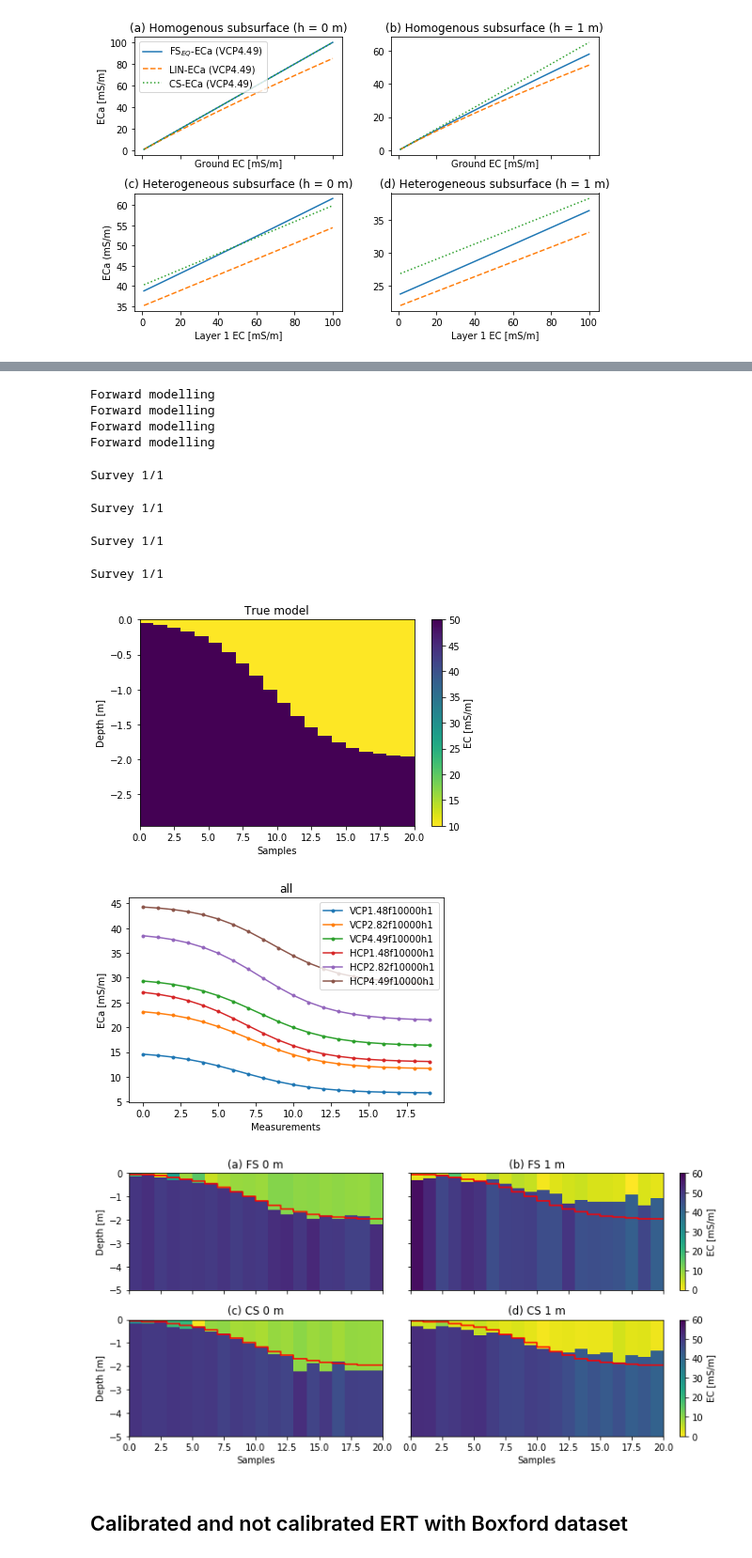
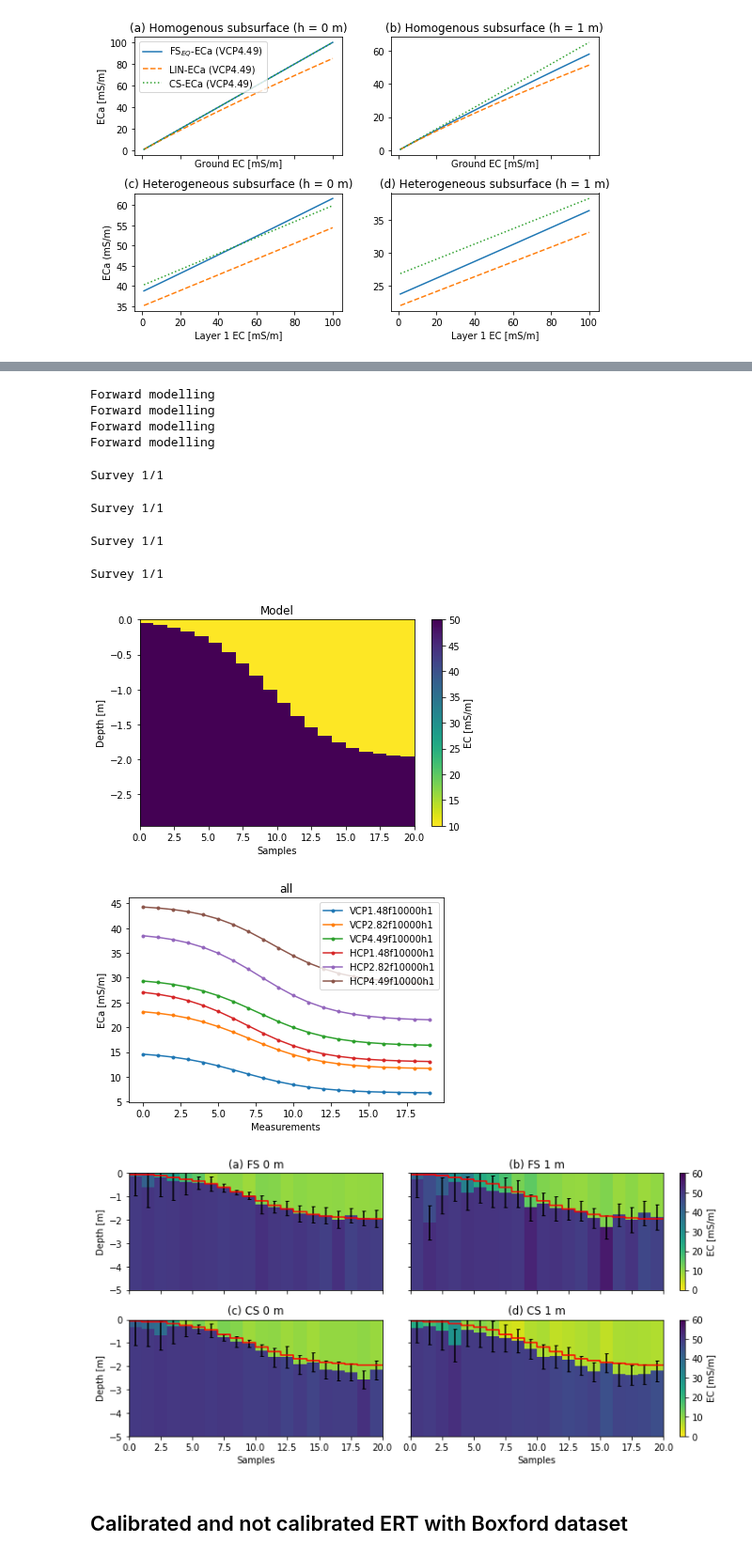
Before and after one commit to hkexgroup/emagpy, a Jupyter notebook: src/em-paper.ipynb, the cells around one changed output, grey strips where cells are left out. Shown at 94% size. Cells and saved outputs as stored; diff of their text form; code cells hidden in the pictures.

```diff
--- a/src/em-paper.ipynb
+++ b/src/em-paper.ipynb
@@ -243,7 +267,7 @@ ks = []
 for i, coils in enumerate([coils0, coils1, coils0, coils1]):
     k = Problem()
     k.setModels([depths], [conds])
-    _ = k.forward(forwardModel='FSeq', coils=coils, noise=0.02)
+    _ = k.forward(forwardModel='FSeq', coils=coils, noise=0.0)
     ks.append(k)
 k.showResults() # display original model
 k.show() # display ECa computed from forward modelling
@@ -252,8 +276,8 @@ for k, fm in zip(ks, ['FSeq','FSeq','CS','CS']):
     k.setInit(depths0=[0.5], fixedDepths=[False],
               conds0=[20, 20], fixedConds=[False, False]) # set initial values
     # invert using ROPE solver (RObust Parameter Estimation)
-    k.invert(forwardModel=fm, method='ROPE', regularization='l1',
-             bnds=[(0.01, 3), (0, 80), (0, 80)], rep=1000, njobs=-1)
+    k.invert(forwardModel=fm, method='ROPE', regularization='l1', alpha=0,
+             bnds=[(0.01, 3), (0, 80), (0, 80)], rep=3000, njobs=-1)
 # %% [output]
 Forward modelling
 Forward modelling
@@ -263,28 +287,28 @@ Survey 1/1
 Survey 1/1
 Survey 1/1
 Survey 1/1
-[figure, old version]
+[figure, new version]
-[figure, old version]
+[figure, new version]
 # %%
 # figure
 titles = ['(a) FS 0 m', '(b) FS 1 m', '(c) CS 0 m', '(d) CS 1 m']
 fig, axs = plt.subplots(2, 2, figsize=(10, 5), sharex=True, sharey=True)
 axs = axs.flatten()
 for i, k in enumerate(ks):
     ax = axs[i]
-    k.showResults(ax=ax, vmin=0, vmax=60, maxDepth=5)
+    k.showResults(ax=ax, vmin=0, vmax=60, maxDepth=5, errorbar=True)
     ax.step(-np.vstack([depths, depths[-1,:]]), 'r-', where='post')
     if i % 2 == 0:
         fig.axes[-1].remove() # remove colorbar
     else:
         ax.set_ylabel('')
     if i < 2:
         ax.set_xlabel('')
     ax.set_title(titles[i])
 fig.tight_layout()
 fig.savefig(outputdir + 'cs-maxwell-inv.jpg', dpi=500)
 # %% [output]
-[figure, old version]
+[figure, new version]
 # %% [markdown]
 ## Calibrated and not calibrated ERT with Boxford dataset
 # %%
```
Also changed, not shown: parts of 12 cells of this notebook.
